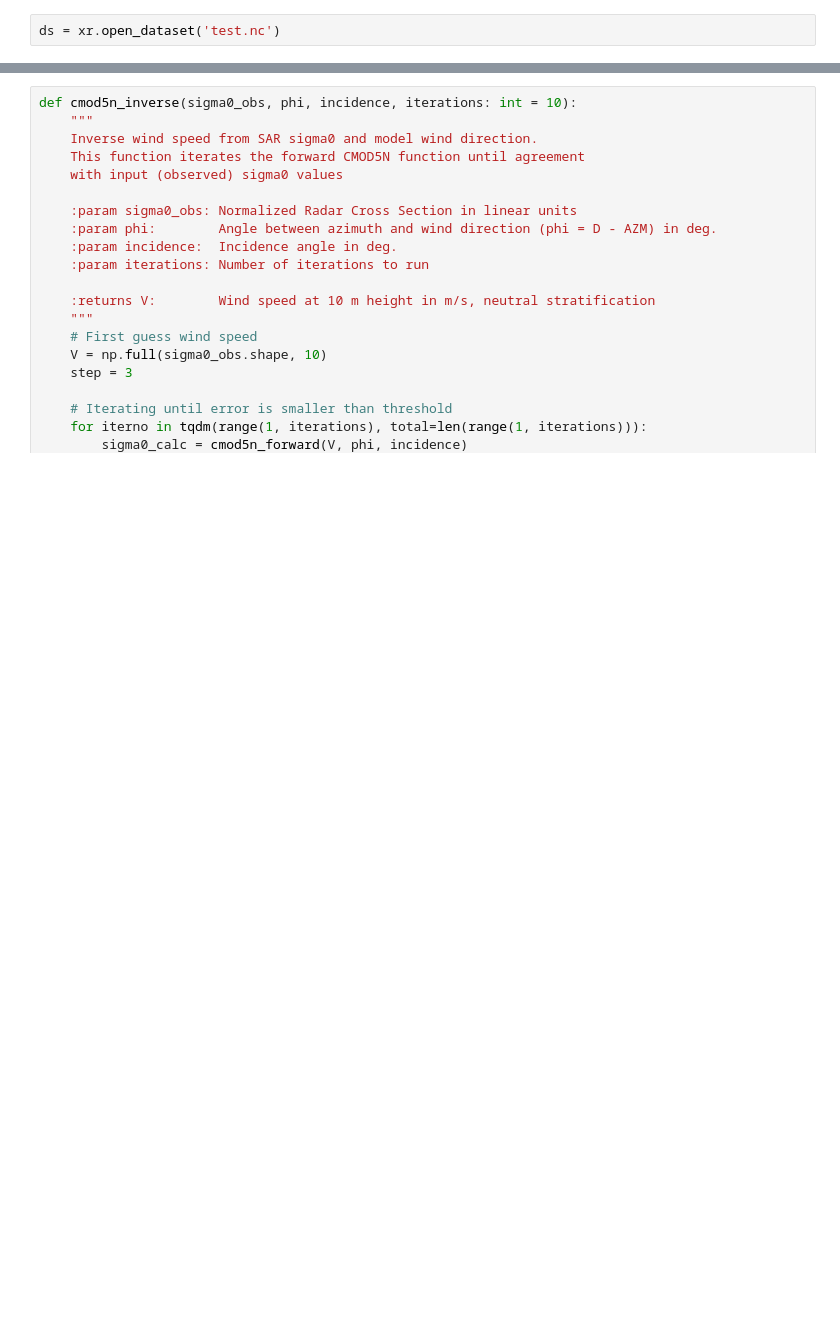
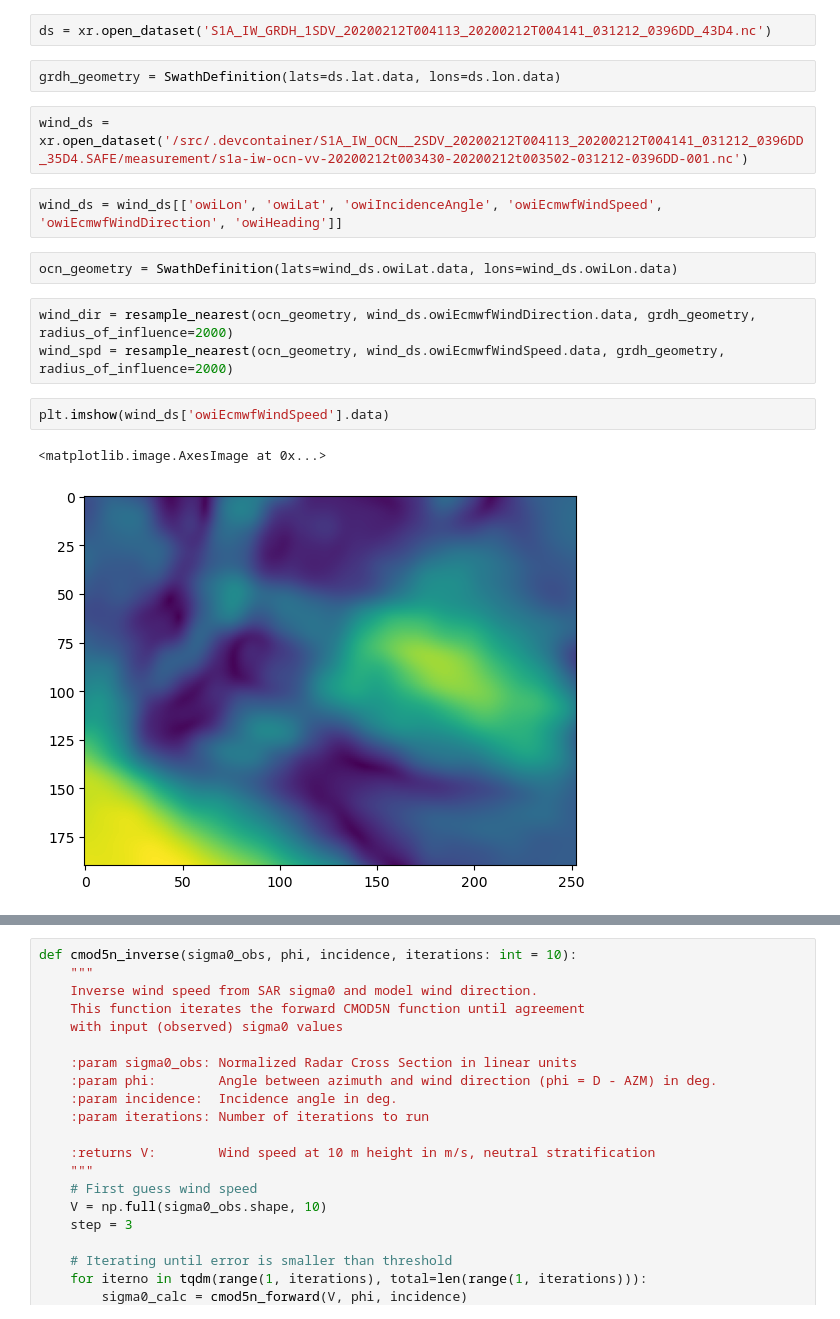
Before and after one commit to nansencenter/openwind, a Jupyter notebook: tutorial/04_retrieve_sar_wind.ipynb, the cells around one changed output, grey strips where cells are left out. Saved outputs shown, nothing was run; the diff lists cells and outputs as text; blank space fills up the shorter version.

```diff
--- a/tutorial/04_retrieve_sar_wind.ipynb
+++ b/tutorial/04_retrieve_sar_wind.ipynb
@@ -18,5 +37,21 @@ The autoreload extension is already loaded. To reload it, use:
 # %%
-ds = xr.open_dataset('test.nc')
+ds = xr.open_dataset('S1A_IW_GRDH_1SDV_20200212T004113_20200212T004141_031212_0396DD_43D4.nc')
+# %%
+grdh_geometry = SwathDefinition(lats=ds.lat.data, lons=ds.lon.data)
+# %%
+wind_ds = xr.open_dataset('/src/.devcontainer/S1A_IW_OCN__2SDV_20200212T004113_20200212T004141_031212_0396DD_35D4.SAFE/measurement/s1a-iw-ocn-vv-20200212t003430-20200212t003502-031212-0396DD-001.nc')
+# %%
+wind_ds = wind_ds[['owiLon', 'owiLat', 'owiIncidenceAngle', 'owiEcmwfWindSpeed', 'owiEcmwfWindDirection', 'owiHeading']]
+# %%
+ocn_geometry = SwathDefinition(lats=wind_ds.owiLat.data, lons=wind_ds.owiLon.data)
+# %%
+wind_dir = resample_nearest(ocn_geometry, wind_ds.owiEcmwfWindDirection.data, grdh_geometry, radius_of_influence=2000)
+wind_spd = resample_nearest(ocn_geometry, wind_ds.owiEcmwfWindSpeed.data, grdh_geometry, radius_of_influence=2000)
+# %%
+plt.imshow(wind_ds['owiEcmwfWindSpeed'].data)
+# %% [output]
+<matplotlib.image.AxesImage at 0x...>
+[figure, added]
 # %%
 fig, (ax1, ax2) = plt.subplots(1, 2, figsize=(12, 7))
 ax1.set_title('Sentinel-1 L1 VV sigma0')
```
Also changed, not shown: parts of 8 cells of this notebook, 5 other files.
